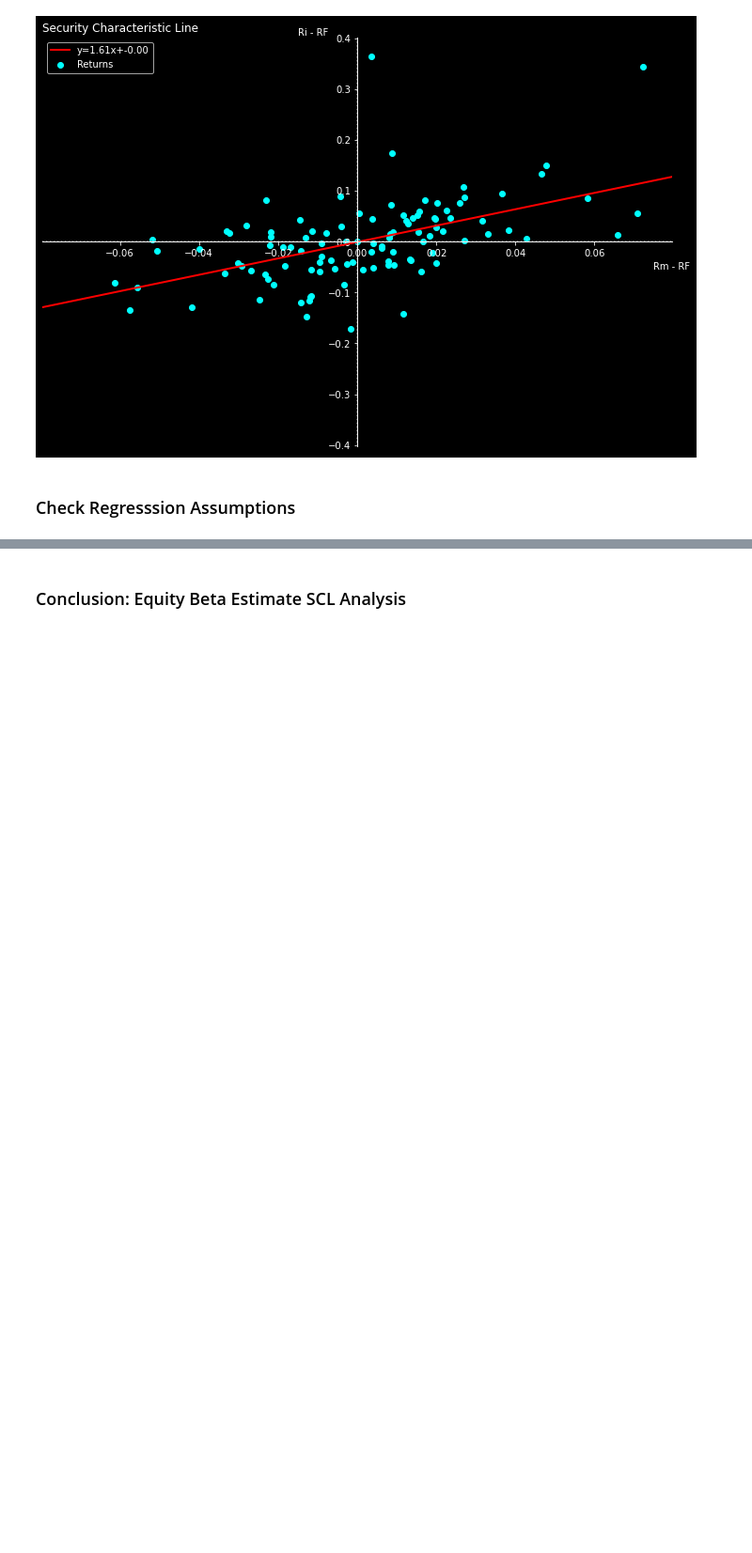
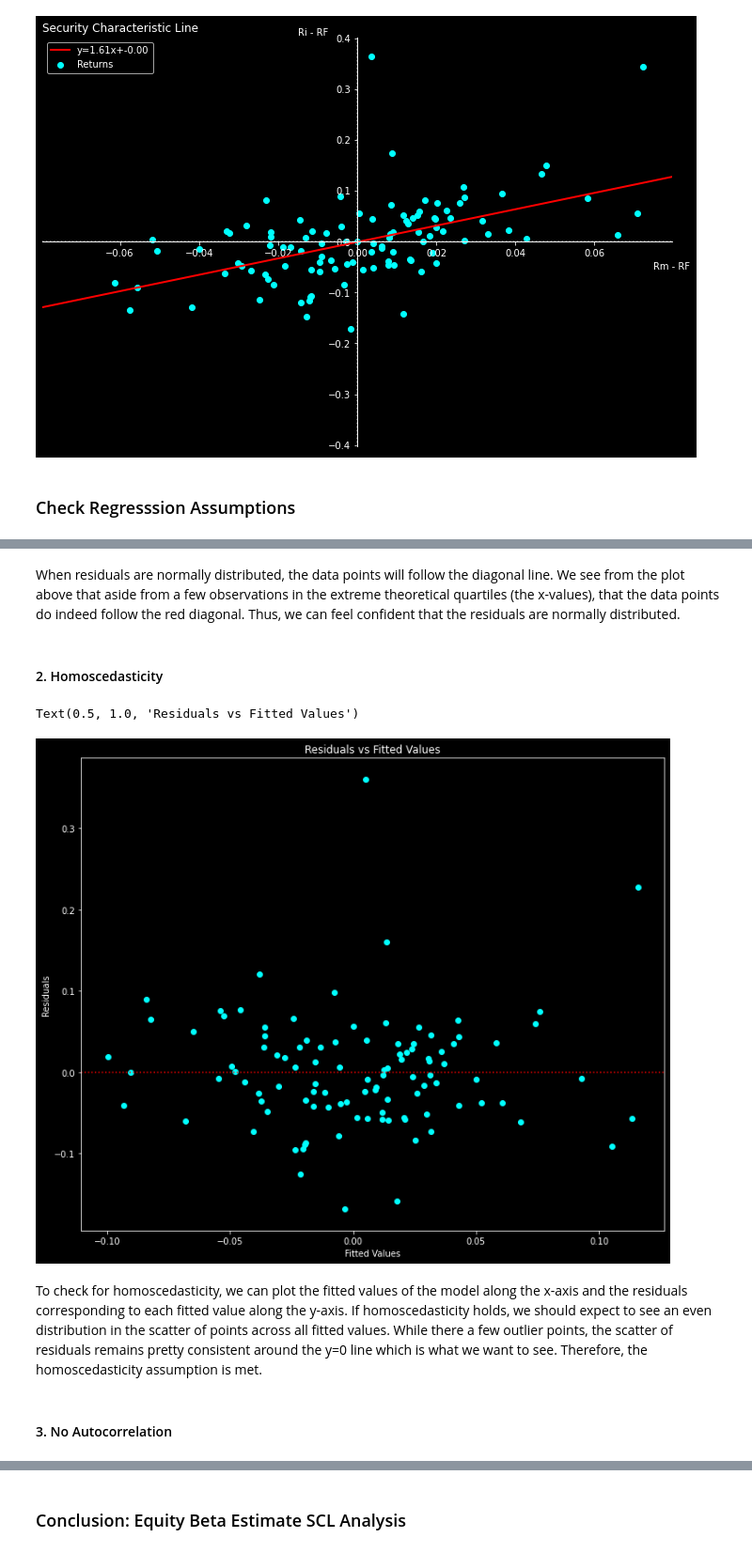
Before and after one commit to acremins1/SCL-and-Comps-Analysis, a Jupyter notebook: scl_analysis.ipynb, the cells around one changed output, grey strips where cells are left out. Shown at 94% size. Saved outputs shown, nothing was run; the diff lists cells and outputs as text; code cells hidden in the pictures; blank space fills up the shorter version.

Commit message:
Add files via upload
Added linear regression assumptions

```diff
--- a/scl_analysis.ipynb
+++ b/scl_analysis.ipynb
@@ -164,0 +165,18 @@ plt.show()
+# %% [markdown]
+When residuals are normally distributed, the data points will follow the diagonal line. We see from the plot above that aside from a few observations in the extreme theoretical quartiles (the x-values), that the data points do indeed follow the red diagonal. Thus, we can feel confident that the residuals are normally distributed.
+# %% [markdown]
+#### 2. Homoscedasticity
+# %%
+#Plot the fitted values against the model residuals to check for homoscedasticity
+plt.scatter(x=model.fittedvalues, y=residuals, color='cyan')
+plt.axhline(0, linestyle=':', color='red')
+plt.xlabel('Fitted Values')
+plt.ylabel('Residuals')
+plt.title('Residuals vs Fitted Values')
+# %% [output]
+Text(0.5, 1.0, 'Residuals vs Fitted Values')
+[figure, added]
+# %% [markdown]
+To check for homoscedasticity, we can plot the fitted values of the model along the x-axis and the residuals corresponding to each fitted value along the y-axis. If homoscedasticity holds, we should expect to see an even distribution in the scatter of points across all fitted values. While there a few outlier points, the scatter of residuals remains pretty consistent around the y=0 line which is what we want to see. Therefore, the homoscedasticity assumption is met.
+# %% [markdown]
+#### 3. No Autocorrelation
```
Also changed, not shown: parts of 11 cells of this notebook.
